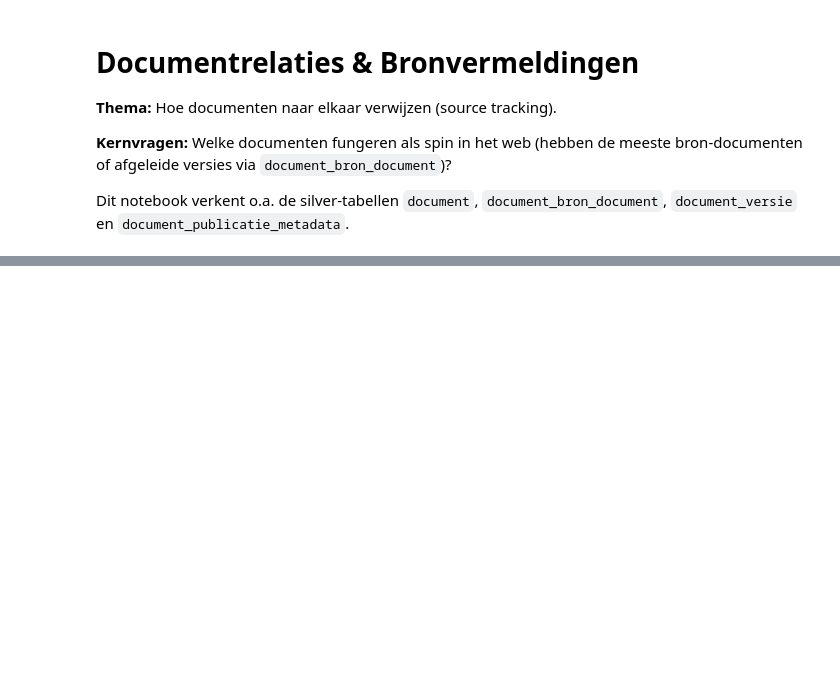
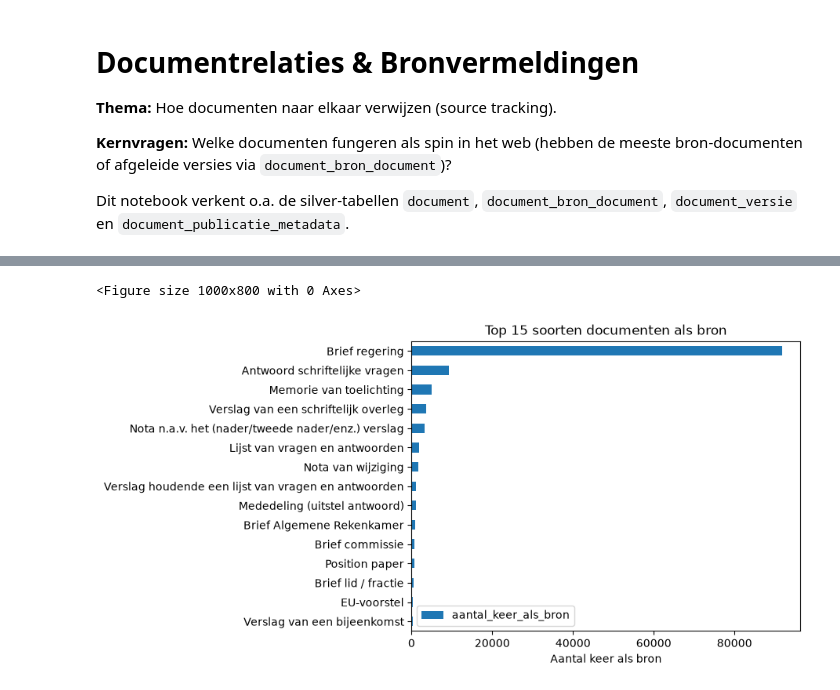
Before and after one commit to ElizeWierenga/tweedekamer-monitor, a Jupyter notebook: eda/documentrelaties_bronvermeldingen.ipynb, the cells around one changed output, grey strips where cells are left out. Drawn from its saved outputs; the diff is of its cells as text; code cells hidden in the pictures; blank space fills up the shorter version.

```diff
--- a/eda/documentrelaties_bronvermeldingen.ipynb
+++ b/eda/documentrelaties_bronvermeldingen.ipynb
@@ -45,0 +211,14 @@ Geef hier een beschrijving van het onderwerp of deelvraag die je wilt beantwoord
+# %%
+soorten_bronnen = query_df("""
+    SELECT
+        d.soort,
+        COUNT(*) AS aantal_keer_als_bron
+    FROM silver.document_bron_document AS dbd
+    JOIN silver.document AS d
+        ON dbd.bron_document_id = d.id
+    GROUP BY d.soort
+    ORDER BY aantal_keer_als_bron DESC
+    LIMIT 15
+""")
+
+soorten_bronnen
@@ -45,0 +244,10 @@ Geef hier een beschrijving van het onderwerp of deelvraag die je wilt beantwoord
+# %%
+plt.figure(figsize=(10,8))
+soorten_bronnen.plot.barh(x="soort", y="aantal_keer_als_bron", title="Top 15 soorten documenten als bron")
+plt.xlabel("Aantal keer als bron")
+plt.ylabel("")
+plt.gca().invert_yaxis()
+plt.show()
+# %% [output]
+<Figure size 1000x800 with 0 Axes>
+[figure, added]
```
Also changed, not shown: parts of 22 cells of this notebook.
